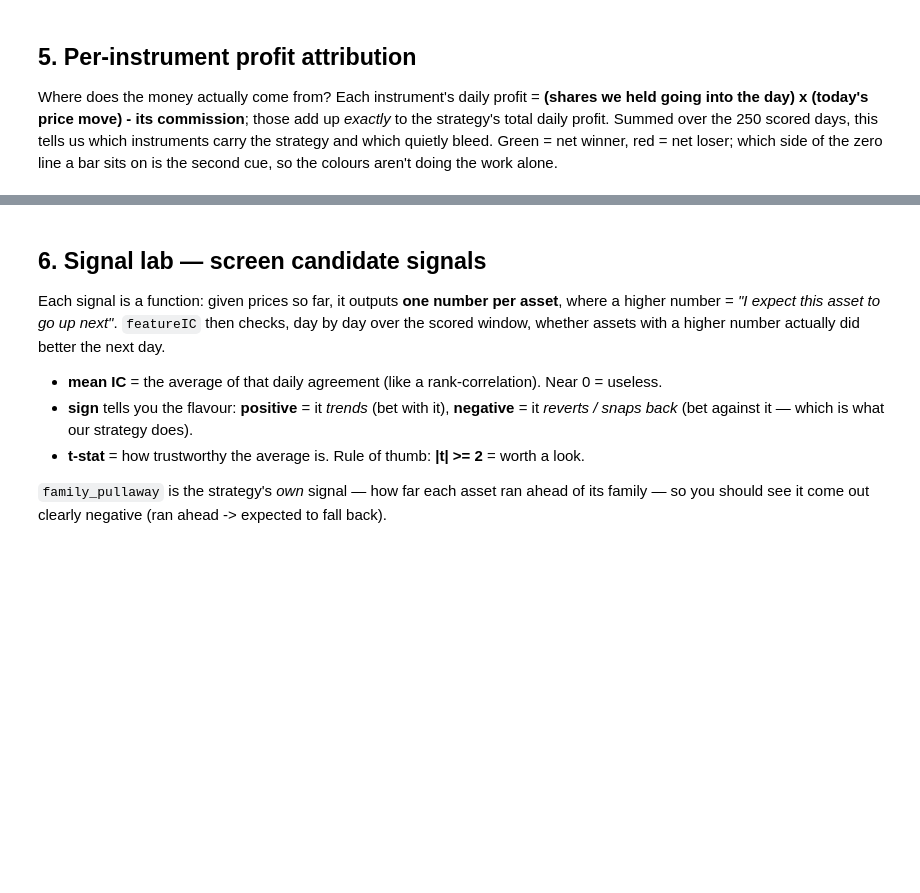
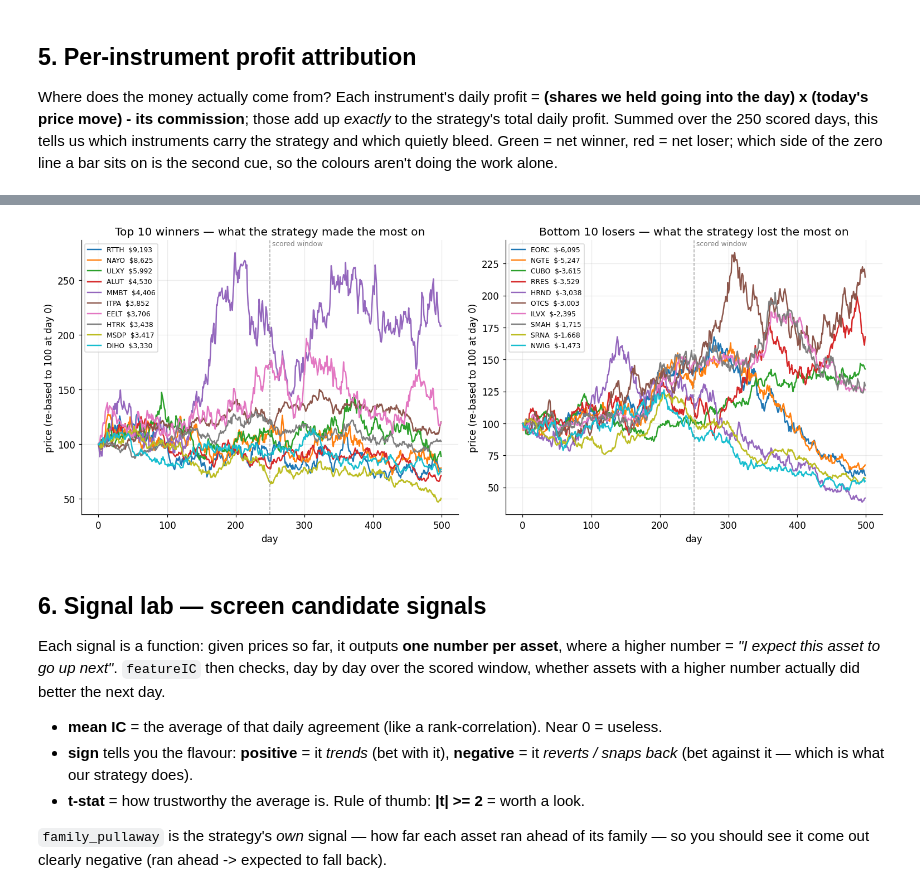
Before and after one commit to Hieuledang3110/algothon26-starter-code, a Jupyter notebook: helper.ipynb, the cells around one changed output, grey strips where cells are left out. Saved outputs shown, nothing was run; the diff lists cells and outputs as text; code cells hidden in the pictures; blank space fills up the shorter version.

```diff
--- a/helper.ipynb
+++ b/helper.ipynb
@@ -239,3 +254,37 @@ pd.DataFrame({'ticker': tickers, 'net_profit_$': attribution.round(0)}) \
+# %%
+def plot_price_trends(attribution, prcHist=prc, tickers=tickers, n=10):
+    """Price paths of the biggest profit winners vs losers, side by side. Each series is
+    re-based to 100 on its first day so differently-priced assets are comparable on one
+    axis -- the trend SHAPE (steady climb / slow slide / choppy round-trip) is what we're
+    eyeballing here, not the absolute price."""
+    order = np.argsort(attribution)              # least profitable -> most profitable
+    winners = order[::-1][:n]                    # the n biggest net winners
+    losers  = order[:n]                          # the n biggest net losers
+    days = np.arange(prcHist.shape[1])
+    win_start = prcHist.shape[1] - 250           # the scored window begins here
+
+    fig, axes = plt.subplots(1, 2, figsize=(14, 5.5))
+    colors = plt.cm.tab10(np.linspace(0, 1, 10))  # 10 distinct lines per panel
+
+    for ax, group, title, verb in [
+        (axes[0], winners, f'Top {n} winners',   'made'),
+        (axes[1], losers,  f'Bottom {n} losers', 'lost'),
+    ]:
+        for col, i in zip(colors, group):
+            rebased = 100.0 * prcHist[i] / prcHist[i, 0]   # index price to 100 at day 0
+            ax.plot(days, rebased, color=col, lw=1.6,
+                    label=f'{tickers[i]}  ${attribution[i]:,.0f}')
+        ax.axvline(win_start, color='gray', ls='--', lw=1, alpha=0.7)
+        ax.text(win_start, ax.get_ylim()[1], ' scored window',
+                color='gray', fontsize=8, va='top')
+        ax.set_title(f'{title} — what the strategy {verb} the most on')
+        ax.set_xlabel('day'); ax.set_ylabel('price (re-based to 100 at day 0)')
+        ax.legend(fontsize=8, loc='best')
+    fig.tight_layout(); plt.show()
+
+plot_price_trends(attribution)
+# %% [output]
+[figure, added]
 # %% [markdown]
 ## 6. Signal lab — screen candidate signals
 
```
Also changed, not shown: parts of 9 cells of this notebook, 5 other files.
